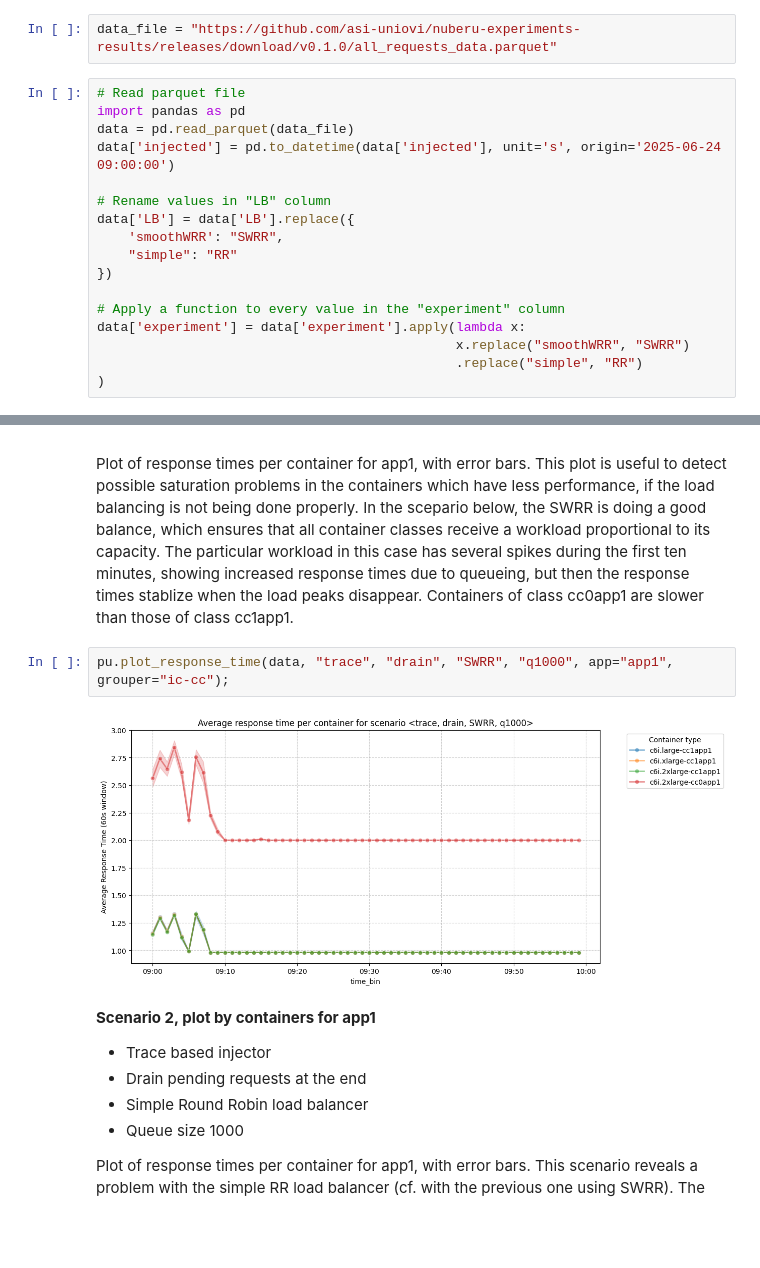
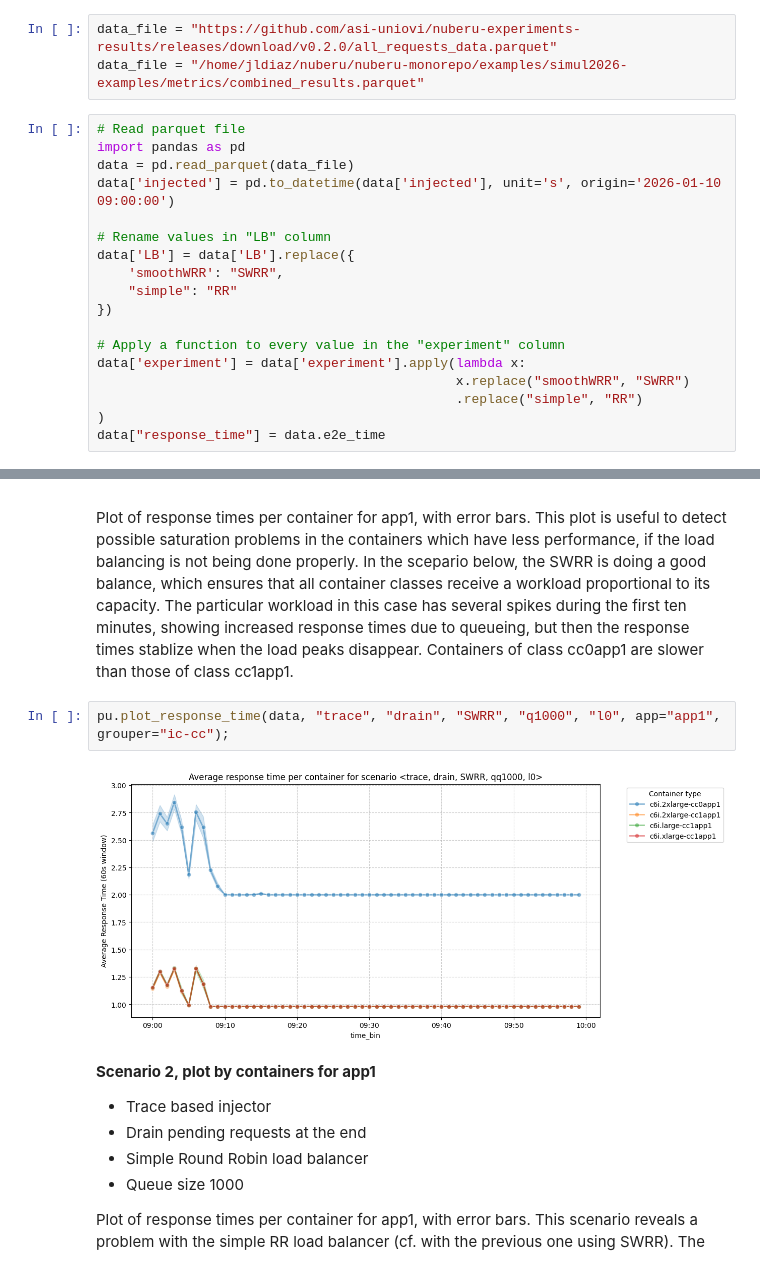
Before and after one commit to asi-uniovi/nuberu-experiments-results, a Jupyter notebook: Static-Notebook.ipynb, the cells around one changed output, grey strips where cells are left out. Cells and saved outputs as stored; diff of their text form; blank space fills up the shorter version.

Commit message:
Updated notebooks to be compatible with the parquets in simul2026

```diff
--- a/Static-Notebook.ipynb
+++ b/Static-Notebook.ipynb
@@ -3,12 +3,13 @@
 # %% [markdown]
 ## Reading data
 # %%
-data_file = "https://github.com/asi-uniovi/nuberu-experiments-results/releases/download/v0.1.0/all_requests_data.parquet"
+data_file = "https://github.com/asi-uniovi/nuberu-experiments-results/releases/download/v0.2.0/all_requests_data.parquet"
+data_file = "/home/jldiaz/nuberu/nuberu-monorepo/examples/simul2026-examples/metrics/combined_results.parquet"
 # %%
 # Read parquet file
 import pandas as pd
 data = pd.read_parquet(data_file)
-data['injected'] = pd.to_datetime(data['injected'], unit='s', origin='2025-06-24 09:00:00')
+data['injected'] = pd.to_datetime(data['injected'], unit='s', origin='2026-01-10 09:00:00')
 
 # Rename values in "LB" column
 data['LB'] = data['LB'].replace({
@@ -21,6 +22,7 @@ data['experiment'] = data['experiment'].apply(lambda x:
                                               x.replace("smoothWRR", "SWRR")
                                               .replace("simple", "RR")
 )
+data["response_time"] = data.e2e_time
 # %% [markdown]
 ## Summary of results
 # %%
@@ -102,9 +161,9 @@ pu.plot_response_time(data, "trace", "drain", "SWRR", "q1000");
 
 Plot of response times per container for app1, with error bars. This plot is useful to detect possible saturation problems in the containers which have less performance, if the load balancing is not being done properly. In the scepario below, the SWRR is doing a good balance, which ensures that all container classes receive a workload proportional to its capacity. The particular workload in this case has several spikes during the first ten minutes, showing increased response times due to queueing, but then the response times stablize when the load peaks disappear. Containers of class cc0app1 are slower than those of class cc1app1.
 # %%
-pu.plot_response_time(data, "trace", "drain", "SWRR", "q1000", app="app1", grouper="ic-cc");
+pu.plot_response_time(data, "trace", "drain", "SWRR", "q1000", "l0", app="app1", grouper="ic-cc");
 # %% [output]
-[figure, old version]
+[figure, new version]
 # %% [markdown]
 **Scenario 2, plot by containers for app1**
 
```
Also changed, not shown: parts of 20 cells of this notebook, 1 other file.
